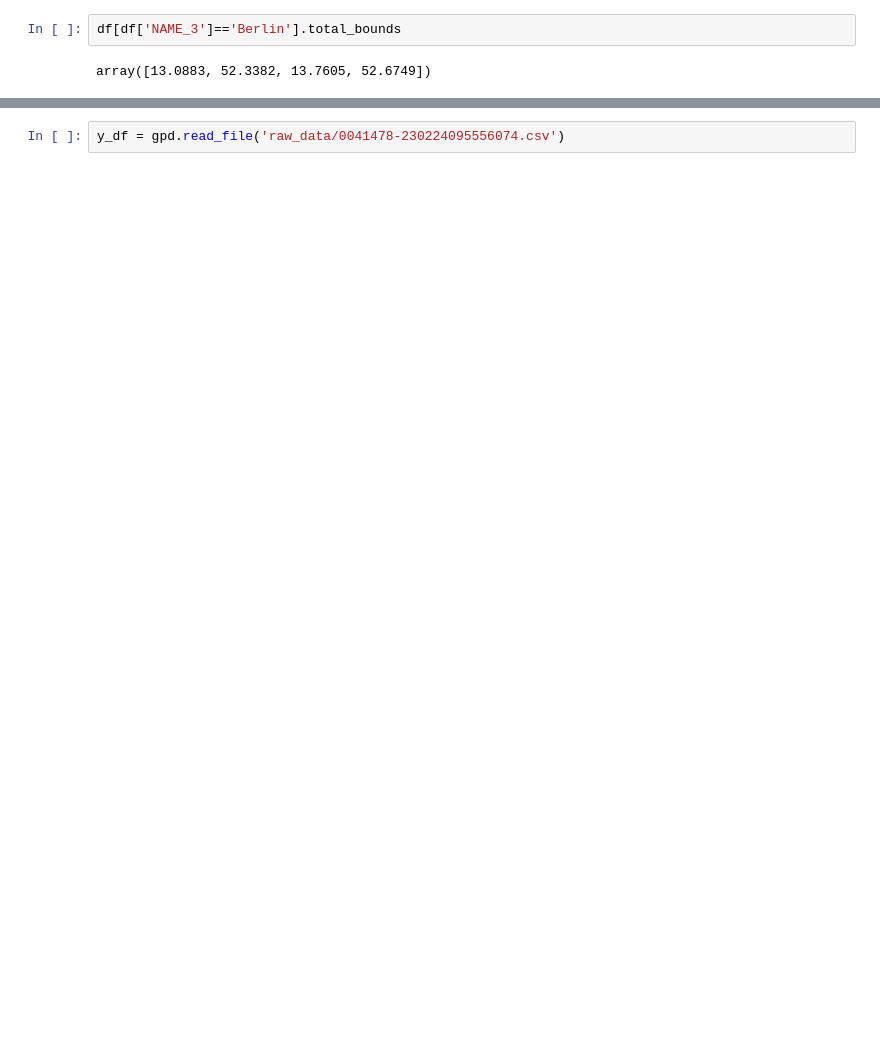
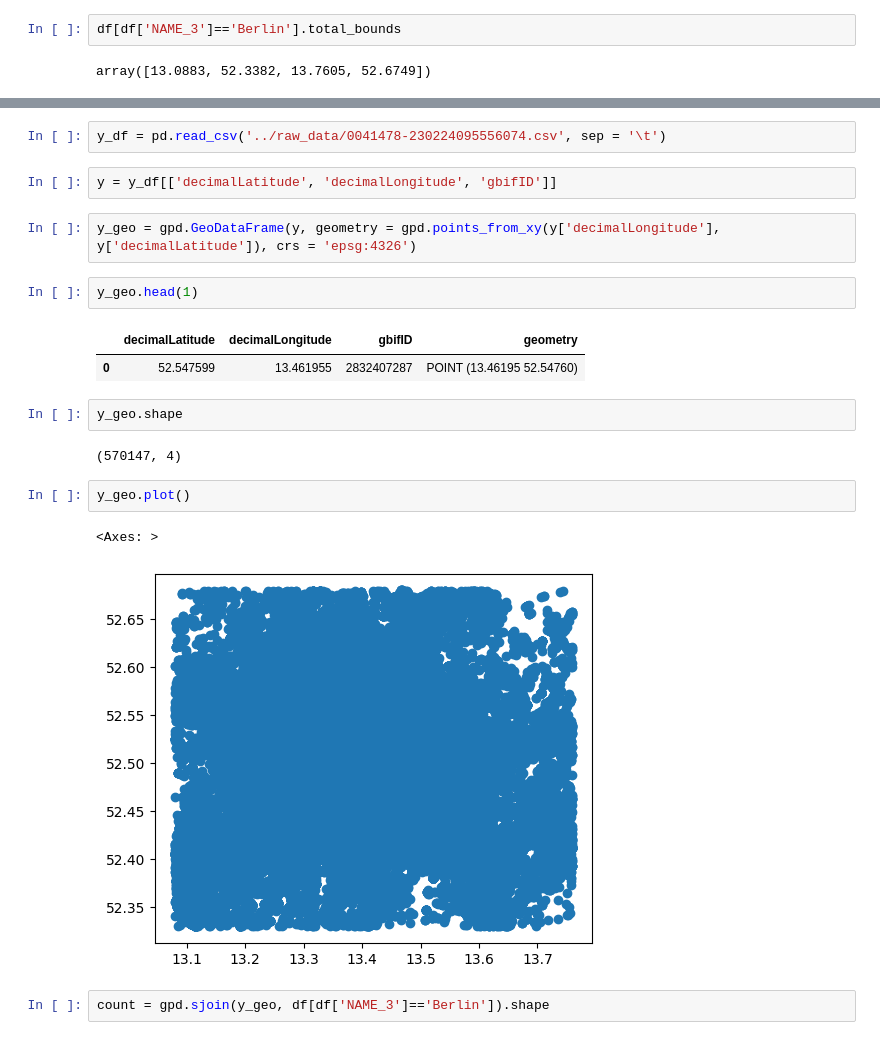
Before and after one commit to zilikons/demeter, a Jupyter notebook: notebooks/basile-73_notebook.ipynb, the cells around one changed output, grey strips where cells are left out. Saved outputs shown, nothing was run; the diff lists cells and outputs as text; blank space fills up the shorter version.

```diff
--- a/notebooks/basile-73_notebook.ipynb
+++ b/notebooks/basile-73_notebook.ipynb
@@ -37,2 +29,22 @@ array([13.0883, 52.3382, 13.7605, 52.6749])
 # %%
-y_df = gpd.read_file('raw_data/0041478-230224095556074.csv')
+y_df = pd.read_csv('../raw_data/0041478-230224095556074.csv', sep = '\t')
+# %%
+y = y_df[['decimalLatitude', 'decimalLongitude', 'gbifID']]
+# %%
+y_geo = gpd.GeoDataFrame(y, geometry = gpd.points_from_xy(y['decimalLongitude'], y['decimalLatitude']), crs = 'epsg:4326')
+# %%
+y_geo.head(1)
+# %% [output]
+|  | decimalLatitude | decimalLongitude | gbifID | geometry |
+| 0 | 52.547599 | 13.461955 | 2832407287 | POINT (13.46195 52.54760) |
+# %%
+y_geo.shape
+# %% [output]
+(570147, 4)
+# %%
+y_geo.plot()
+# %% [output]
+<Axes: >
+[figure, added]
+# %%
+count = gpd.sjoin(y_geo, df[df['NAME_3']=='Berlin']).shape
```
Also changed, not shown: parts of 89 cells of this notebook, 1 other file.
